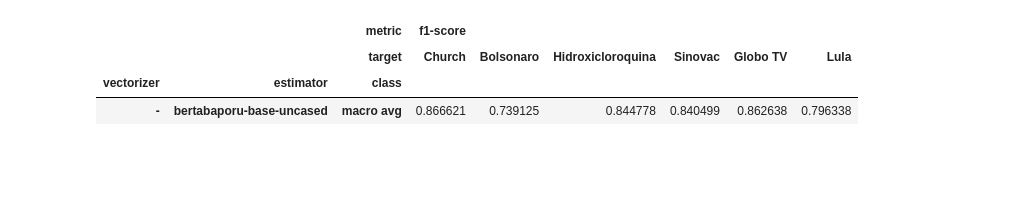
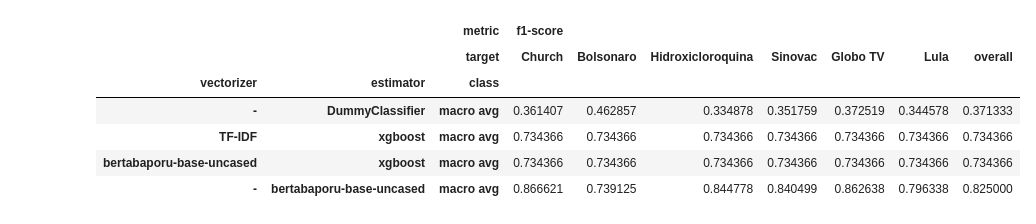
Before and after one commit to semcovici/stance-prediction-UstanceBR, a Jupyter notebook: notebooks/3.results_analysis.ipynb, the cells around one changed output. Saved outputs shown, nothing was run; the diff lists cells and outputs as text; code cells hidden in the pictures; blank space fills up the shorter version.

Commit message:
fix: generate results tfidf and bert embeddings with processed dataset

```diff
--- a/notebooks/3.results_analysis.ipynb
+++ b/notebooks/3.results_analysis.ipynb
@@ -57,9 +60,15 @@ dict_cp = {
 # %%
 # (vectorizer,estimator, path_sring)
 results_tuples_stance = [
+    ("-" ,"DummyClassifier", "DummyClassifier_{target}_users_Stance_test_results.csv"),
+    ("TF-IDF" ,"xgboost", "XGBClassifier_TfidfVectorizer_cl_users_Stance_test_results.csv"),
+    ("bertabaporu-base-uncased" ,"xgboost", "XGBClassifier_TfidfVectorizer_cl_users_Stance_test_results.csv"),
     ("-" ,"bertabaporu-base-uncased", "bert_classifier_pablocosta_bertabaporu_base_uncased_{target}_Stance_test_results.csv")
+
+
 ]
 
+list_results = []
 for vectorizer, estimator, path_results in results_tuples_stance:
 
     list_cr = []
@@ -84,7 +93,11 @@ for vectorizer, estimator, path_results in results_tuples_stance:
 
         list_cr.append(df_classification_report)
 
-    df_results_final = pd.concat(list_cr, axis = 1)
+    df_results = pd.concat(list_cr, axis = 1)
+
+    list_results.append(df_results)
+
+df_results_final = pd.concat(list_results)
 # %%
 df_results_final
 # %% [output]
@@ -102,9 +126,14 @@ mask_f1 = [True if  "f1-score" in col else False for col in df_results_final.col
 mask_macro = [True if  "macro avg" in col else False for col in df_results_final.index]
 # %%
 f1_macro_df = df_results_final.loc[mask_macro,mask_f1]
+f1_macro_df[('f1-score','overall')] = f1_macro_df.mean(axis=1)
+
 f1_macro_df
 # %% [output]
-|  |  | metric | f1-score |  |  |  |  |  |
-|  |  | target | Church | Bolsonaro | Hidroxicloroquina | Sinovac | Globo TV | Lula |
-| vectorizer | estimator | class |  |  |  |  |  |  |
-| - | bertabaporu-base-uncased | macro avg | 0.866621 | 0.739125 | 0.844778 | 0.840499 | 0.862638 | 0.796338 |
+|  |  | metric | f1-score |  |  |  |  |  |  |
+|  |  | target | Church | Bolsonaro | Hidroxicloroquina | Sinovac | Globo TV | Lula | overall |
+| vectorizer | estimator | class |  |  |  |  |  |  |  |
+| - | DummyClassifier | macro avg | 0.361407 | 0.462857 | 0.334878 | 0.351759 | 0.372519 | 0.344578 | 0.371333 |
+| TF-IDF | xgboost | macro avg | 0.734366 | 0.734366 | 0.734366 | 0.734366 | 0.734366 | 0.734366 | 0.734366 |
+| bertabaporu-base-uncased | xgboost | macro avg | 0.734366 | 0.734366 | 0.734366 | 0.734366 | 0.734366 | 0.734366 | 0.734366 |
+| - | bertabaporu-base-uncased | macro avg | 0.866621 | 0.739125 | 0.844778 | 0.840499 | 0.862638 | 0.796338 | 0.825000 |
```
Also changed, not shown: parts of 3 cells of this notebook, 3 other files.
